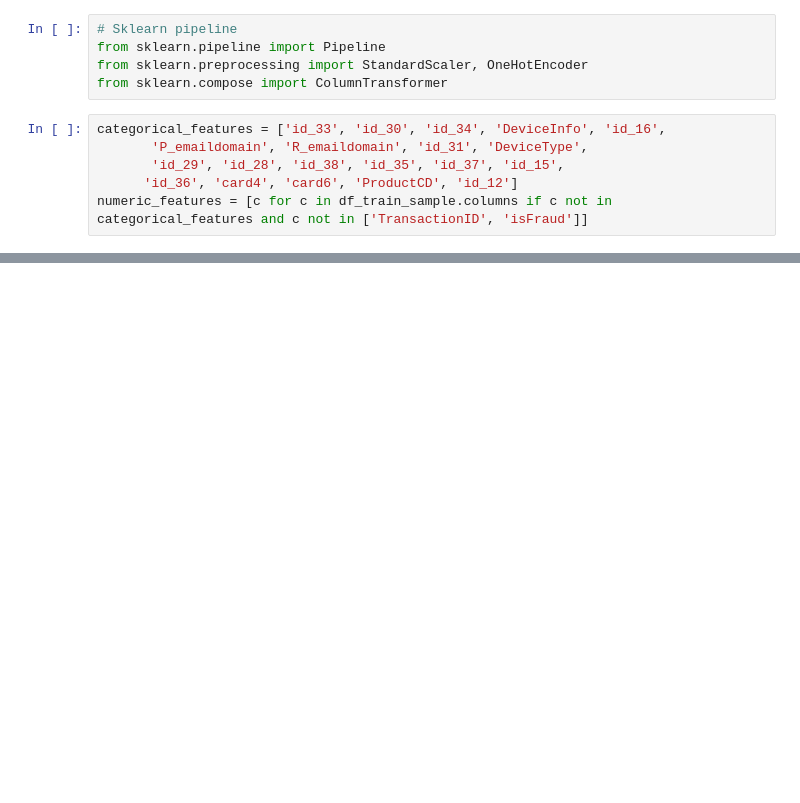
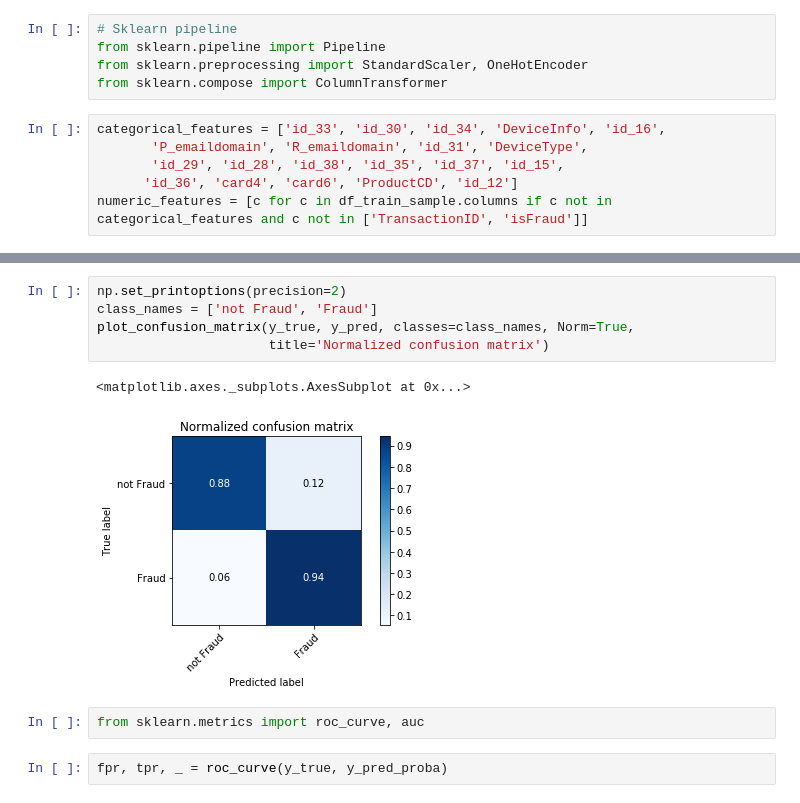
Before and after one commit to PrinceJavier/ieee_cis_fraud_detection, a Jupyter notebook: ieee_cis_fraud_detection.deep_learning.ipynb, the cells around one changed output, grey strips where cells are left out. Saved outputs shown, nothing was run; the diff lists cells and outputs as text; blank space fills up the shorter version.

```diff
--- a/ieee_cis_fraud_detection.deep_learning.ipynb
+++ b/ieee_cis_fraud_detection.deep_learning.ipynb
@@ -53,0 +244,12 @@ clf.fit(X_train, y_train)
+# %%
+np.set_printoptions(precision=2)
+class_names = ['not Fraud', 'Fraud']
+plot_confusion_matrix(y_true, y_pred, classes=class_names, Norm=True,
+                      title='Normalized confusion matrix')
+# %% [output]
+<matplotlib.axes._subplots.AxesSubplot at 0x...>
+[figure, added]
+# %%
+from sklearn.metrics import roc_curve, auc
+# %%
+fpr, tpr, _ = roc_curve(y_true, y_pred_proba)
```
Also changed, not shown: parts of 37 cells of this notebook.
